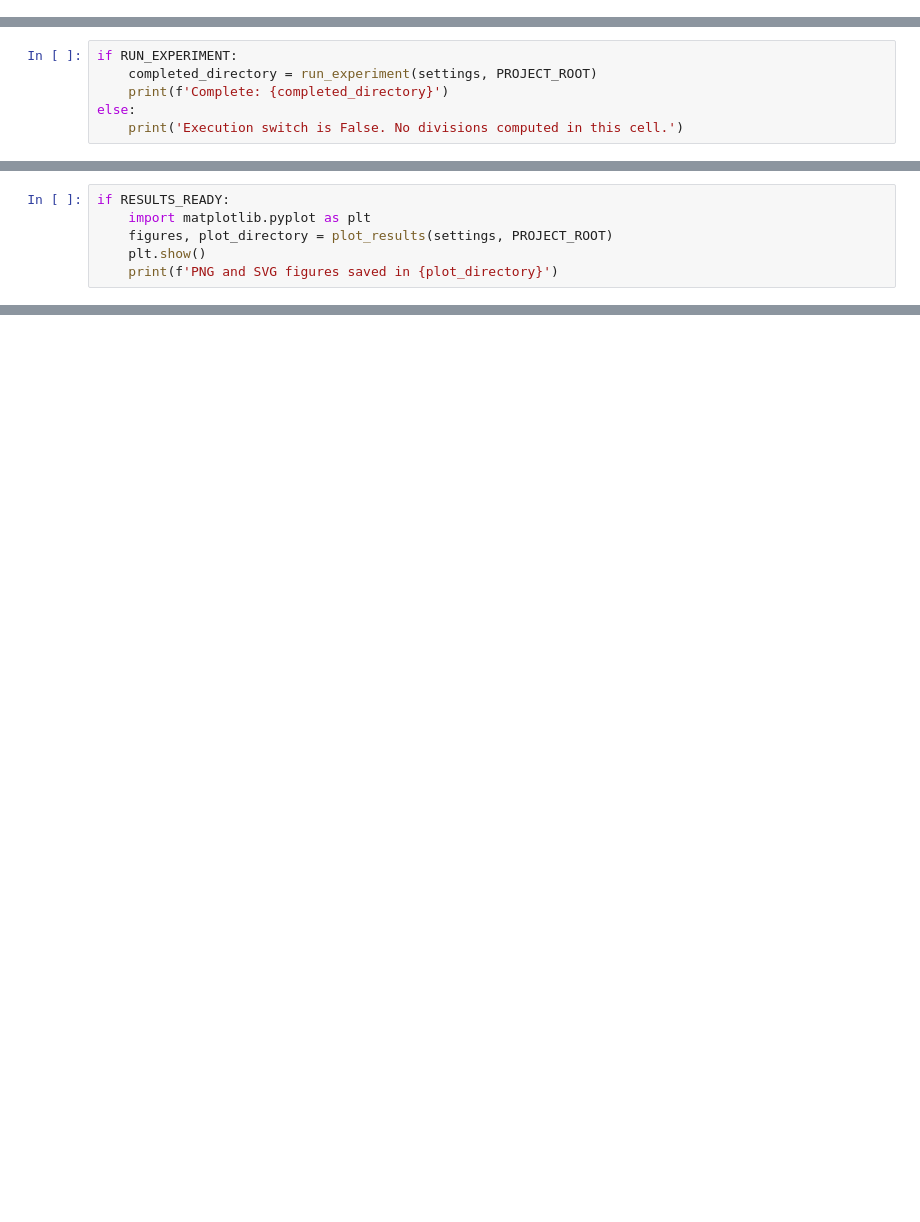
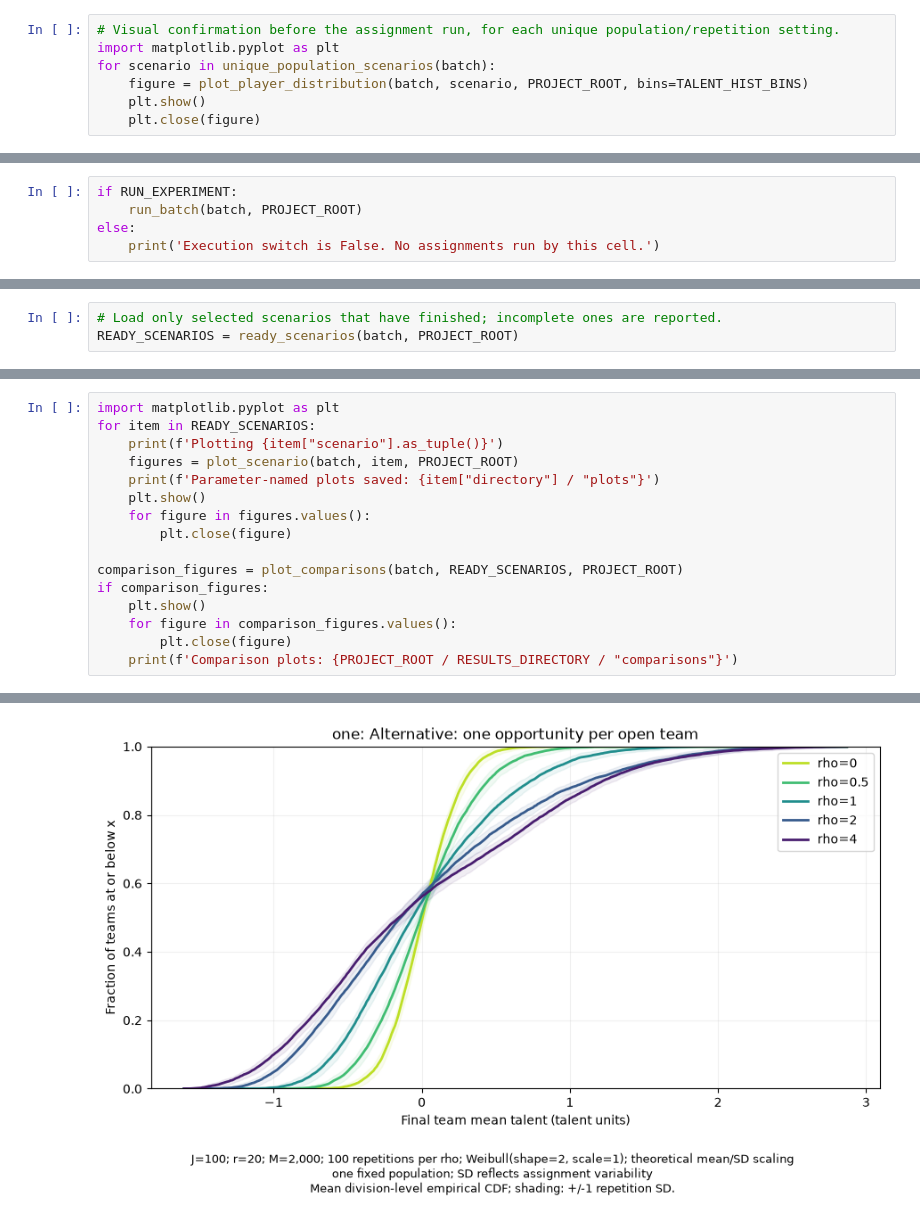
Before and after one commit to MathRanger6/Ivy_Net, a Jupyter notebook: 3-Master_Plan/VECTOR_work/new_VECTOR_work/lg_exploration/notebooks/01_composition_opportunity_rules.ipynb, the cells around one changed output, grey strips where cells are left out. Drawn from its saved outputs; the diff is of its cells as text; blank space fills up the shorter version.

```diff
--- a/3-Master_Plan/VECTOR_work/new_VECTOR_work/lg_exploration/notebooks/01_composition_opportunity_rules.ipynb
+++ b/3-Master_Plan/VECTOR_work/new_VECTOR_work/lg_exploration/notebooks/01_composition_opportunity_rules.ipynb
@@ -75,0 +154,7 @@ inputs. Stable seeds are independent of task scheduling.
+# %%
+# Visual confirmation before the assignment run, for each unique population/repetition setting.
+import matplotlib.pyplot as plt
+for scenario in unique_population_scenarios(batch):
+    figure = plot_player_distribution(batch, scenario, PROJECT_ROOT, bins=TALENT_HIST_BINS)
+    plt.show()
+    plt.close(figure)
@@ -76,6 +173,5 @@ inputs. Stable seeds are independent of task scheduling.
 # %%
 if RUN_EXPERIMENT:
-    completed_directory = run_experiment(settings, PROJECT_ROOT)
-    print(f'Complete: {completed_directory}')
+    run_batch(batch, PROJECT_ROOT)
 else:
-    print('Execution switch is False. No divisions computed in this cell.')
+    print('Execution switch is False. No assignments run by this cell.')
@@ -128,6 +179,0 @@ CDF figures. Scalar summaries use color/line style for the two opportunity rules
-# %%
-if RESULTS_READY:
-    import matplotlib.pyplot as plt
-    figures, plot_directory = plot_results(settings, PROJECT_ROOT)
-    plt.show()
-    print(f'PNG and SVG figures saved in {plot_directory}')
@@ -160,0 +180,3 @@ not Git; synchronization must be configured before larger runs.
+# %%
+# Load only selected scenarios that have finished; incomplete ones are reported.
+READY_SCENARIOS = ready_scenarios(batch, PROJECT_ROOT)
@@ -160,0 +205,17 @@ not Git; synchronization must be configured before larger runs.
+# %%
+import matplotlib.pyplot as plt
+for item in READY_SCENARIOS:
+    print(f'Plotting {item["scenario"].as_tuple()}')
+    figures = plot_scenario(batch, item, PROJECT_ROOT)
+    print(f'Parameter-named plots saved: {item["directory"] / "plots"}')
+    plt.show()
+    for figure in figures.values():
+        plt.close(figure)
+
+comparison_figures = plot_comparisons(batch, READY_SCENARIOS, PROJECT_ROOT)
+if comparison_figures:
+    plt.show()
+    for figure in comparison_figures.values():
+        plt.close(figure)
+    print(f'Comparison plots: {PROJECT_ROOT / RESULTS_DIRECTORY / "comparisons"}')
+# %% [output]
@@ -160,0 +224 @@ not Git; synchronization must be configured before larger runs.
+[figure, added]
```
Also changed, not shown: parts of 32 cells of this notebook, 34 other files.
